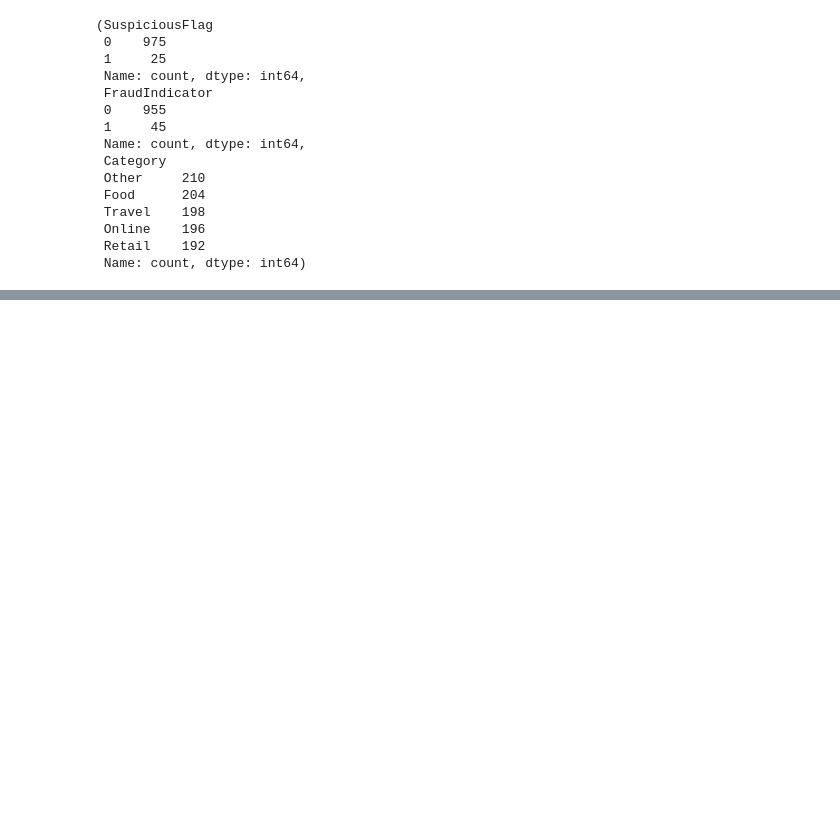
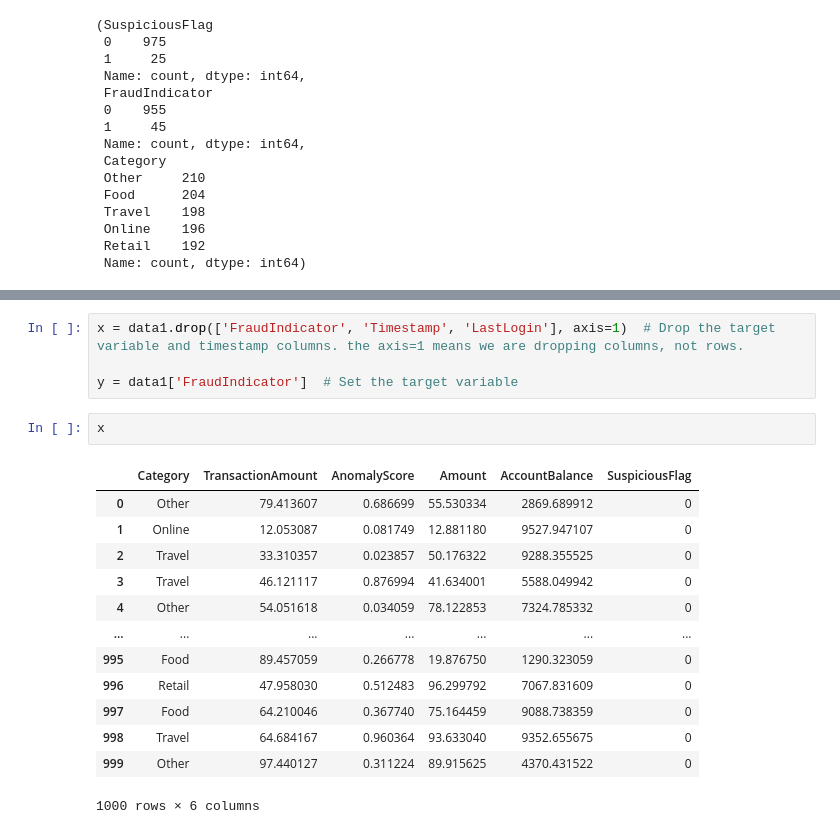
Before and after one commit to Benfiquista35/FraudDetection, a Jupyter notebook: Data/Fraud.ipynb, the cells around one changed output, grey strips where cells are left out. Drawn from its saved outputs; the diff is of its cells as text; blank space fills up the shorter version.

```diff
--- a/Data/Fraud.ipynb
+++ b/Data/Fraud.ipynb
@@ -299,0 +349,20 @@ data1['SuspiciousFlag'].value_counts(), data1['FraudIndicator'].value_counts(),
+# %%
+x = data1.drop(['FraudIndicator', 'Timestamp', 'LastLogin'], axis=1)  # Drop the target variable and timestamp columns. the axis=1 means we are dropping columns, not rows.
+
+y = data1['FraudIndicator']  # Set the target variable
+# %%
+x
+# %% [output]
+|  | Category | TransactionAmount | AnomalyScore | Amount | AccountBalance | SuspiciousFlag |
+| 0 | Other | 79.413607 | 0.686699 | 55.530334 | 2869.689912 | 0 |
+| 1 | Online | 12.053087 | 0.081749 | 12.881180 | 9527.947107 | 0 |
+| 2 | Travel | 33.310357 | 0.023857 | 50.176322 | 9288.355525 | 0 |
+| 3 | Travel | 46.121117 | 0.876994 | 41.634001 | 5588.049942 | 0 |
+| 4 | Other | 54.051618 | 0.034059 | 78.122853 | 7324.785332 | 0 |
+| ... | ... | ... | ... | ... | ... | ... |
+| 995 | Food | 89.457059 | 0.266778 | 19.876750 | 1290.323059 | 0 |
+| 996 | Retail | 47.958030 | 0.512483 | 96.299792 | 7067.831609 | 0 |
+| 997 | Food | 64.210046 | 0.367740 | 75.164459 | 9088.738359 | 0 |
+| 998 | Travel | 64.684167 | 0.960364 | 93.633040 | 9352.655675 | 0 |
+| 999 | Other | 97.440127 | 0.311224 | 89.915625 | 4370.431522 | 0 |
+1000 rows × 6 columns
```
Also changed, not shown: parts of 11 cells of this notebook.
